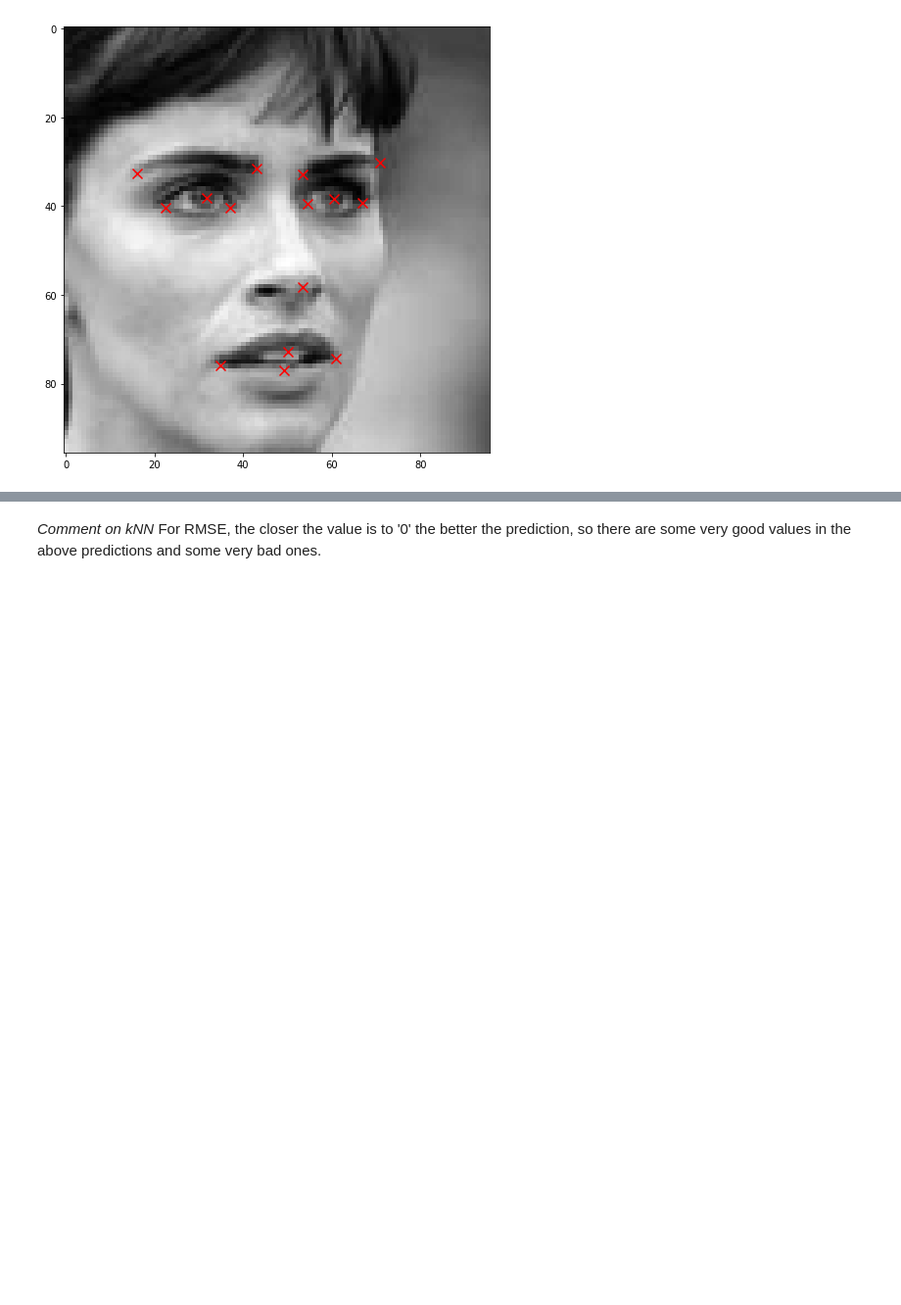
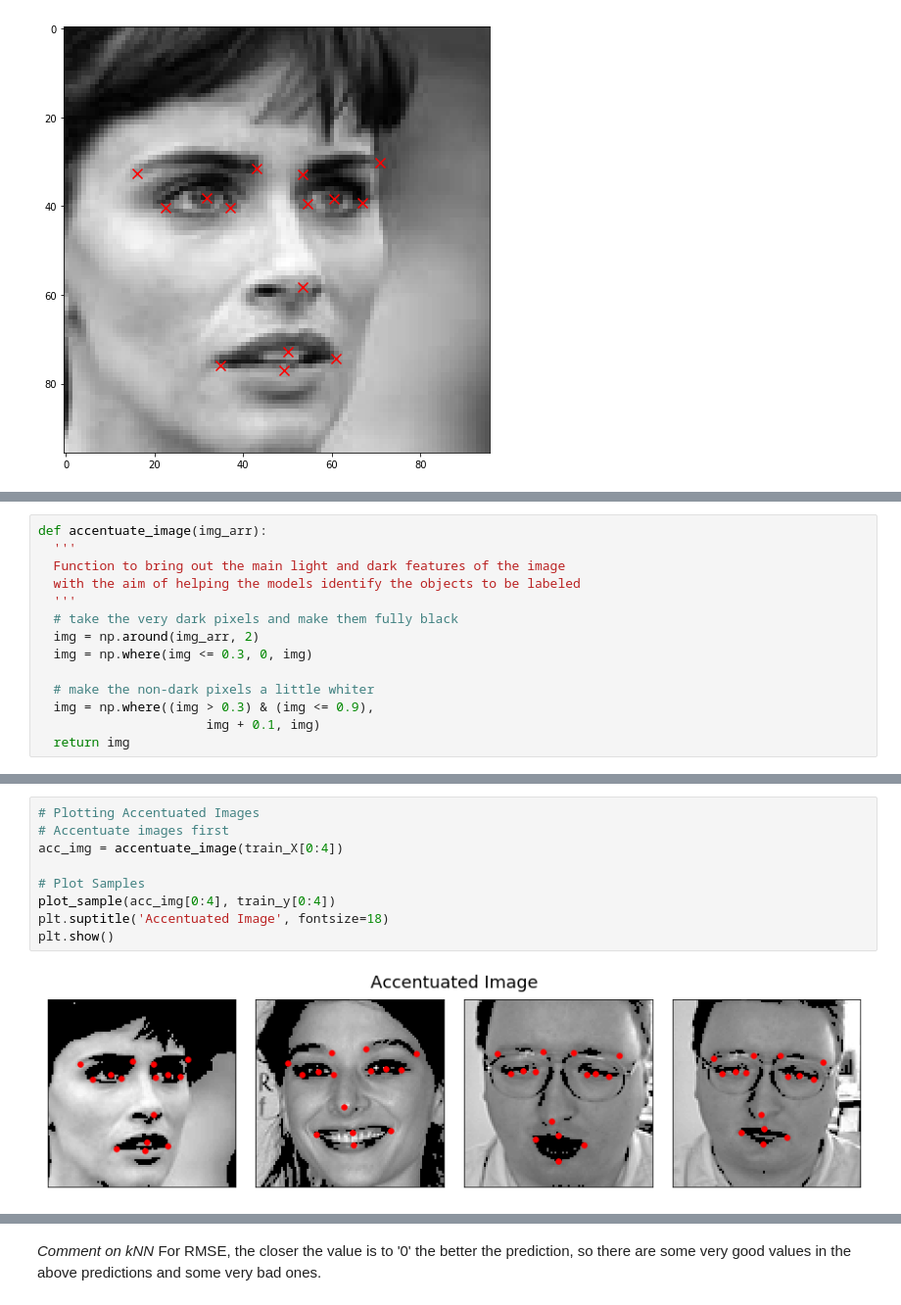
Before and after one commit to Shirleyhywl/W207_ALSY_FinalProject-1, a Jupyter notebook: W207_ALSY_FinalProject_Baseline_R2.ipynb, the cells around one changed output, grey strips where cells are left out. Shown at 98% size. Saved outputs shown, nothing was run; the diff lists cells and outputs as text; blank space fills up the shorter version.

```diff
--- a/W207_ALSY_FinalProject_Baseline_R2.ipynb
+++ b/W207_ALSY_FinalProject_Baseline_R2.ipynb
@@ -712,0 +365,14 @@ pd.DataFrame({'RMSE':np.sqrt(mean_squared_error(dev_y, dev_predict_label, multio
+# %%
+def accentuate_image(img_arr):
+  '''
+  Function to bring out the main light and dark features of the image
+  with the aim of helping the models identify the objects to be labeled
+  '''
+  # take the very dark pixels and make them fully black
+  img = np.around(img_arr, 2)
+  img = np.where(img <= 0.3, 0, img)
+
+  # make the non-dark pixels a little whiter
+  img = np.where((img > 0.3) & (img <= 0.9),
+                      img + 0.1, img)
+  return img
@@ -712,0 +427,11 @@ pd.DataFrame({'RMSE':np.sqrt(mean_squared_error(dev_y, dev_predict_label, multio
+# %%
+# Plotting Accentuated Images
+# Accentuate images first
+acc_img = accentuate_image(train_X[0:4])
+
+# Plot Samples
+plot_sample(acc_img[0:4], train_y[0:4])
+plt.suptitle('Accentuated Image', fontsize=18)
+plt.show()
+# %% [output]
+[figure, added]
```
Also changed, not shown: parts of 83 cells of this notebook.
